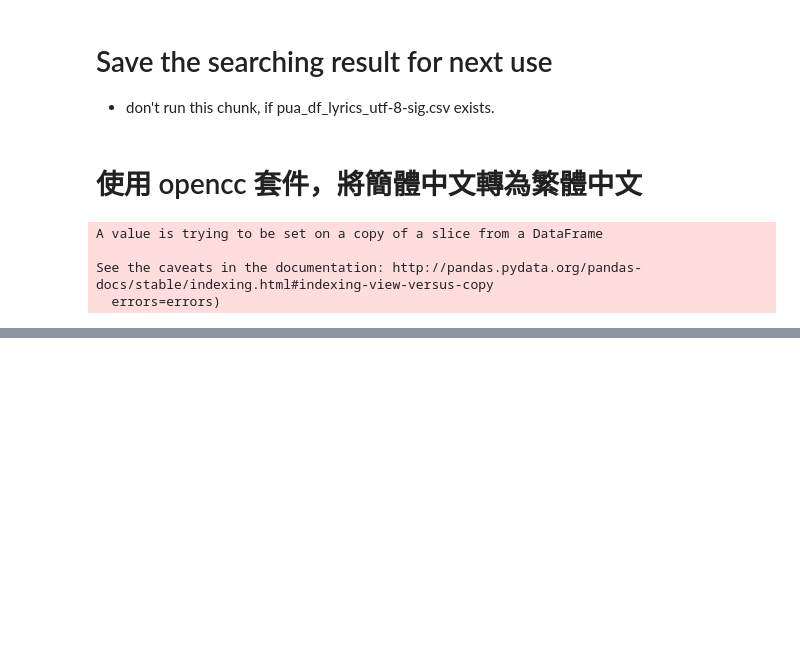
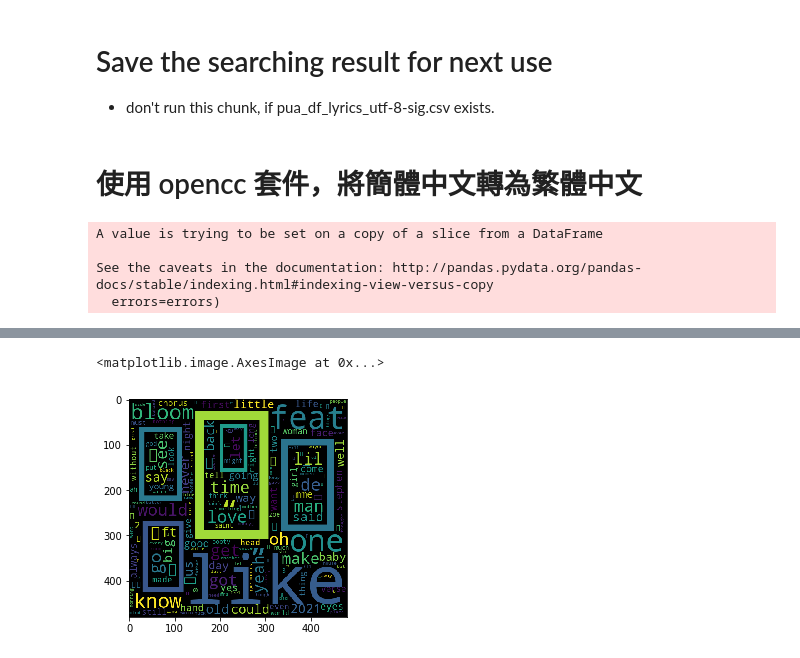
Before and after one commit to tyt51685168/Soptify-PUA, a Jupyter notebook: Spotify playground.ipynb, the cells around one changed output, grey strips where cells are left out. Drawn from its saved outputs; the diff is of its cells as text; code cells hidden in the pictures; blank space fills up the shorter version.

```diff
--- a/Spotify playground.ipynb
+++ b/Spotify playground.ipynb
@@ -115,0 +95,42 @@ df2
+# %%
+import jieba
+from collections import Counter
+
+def get_all_words(all_lyrics):
+    output = []
+
+    for lyrics in all_lyrics:
+        words = jieba.lcut(lyrics.replace('\n', " "))
+        output.extend(words)
+    return output
+
+all_words = get_all_words(df2['lyrics'])
+# %%
+import string
+from nltk.corpus import stopwords
+
+punctuations = string.punctuation
+punctuations = punctuations + '，' + '’' + ' '
+stops = set(stopwords.words('english'))
+
+word_count = Counter(all_words)
+punc_list = list(punctuations)
+
+for i in punc_list:
+    word_count.pop(i, None)
+
+for i in stops:
+    word_count.pop(i, None)
+# %%
+from PIL import Image
+import matplotlib.pyplot as plt
+from wordcloud import WordCloud
+
+%matplotlib inline
+
+wc = WordCloud(width=480, height=480)
+cloud = wc.generate_from_frequencies(word_count)
+plt.imshow(cloud)
+# %% [output]
+<matplotlib.image.AxesImage at 0x...>
+[figure, added]
```
Also changed, not shown: parts of 1 cell of this notebook.
